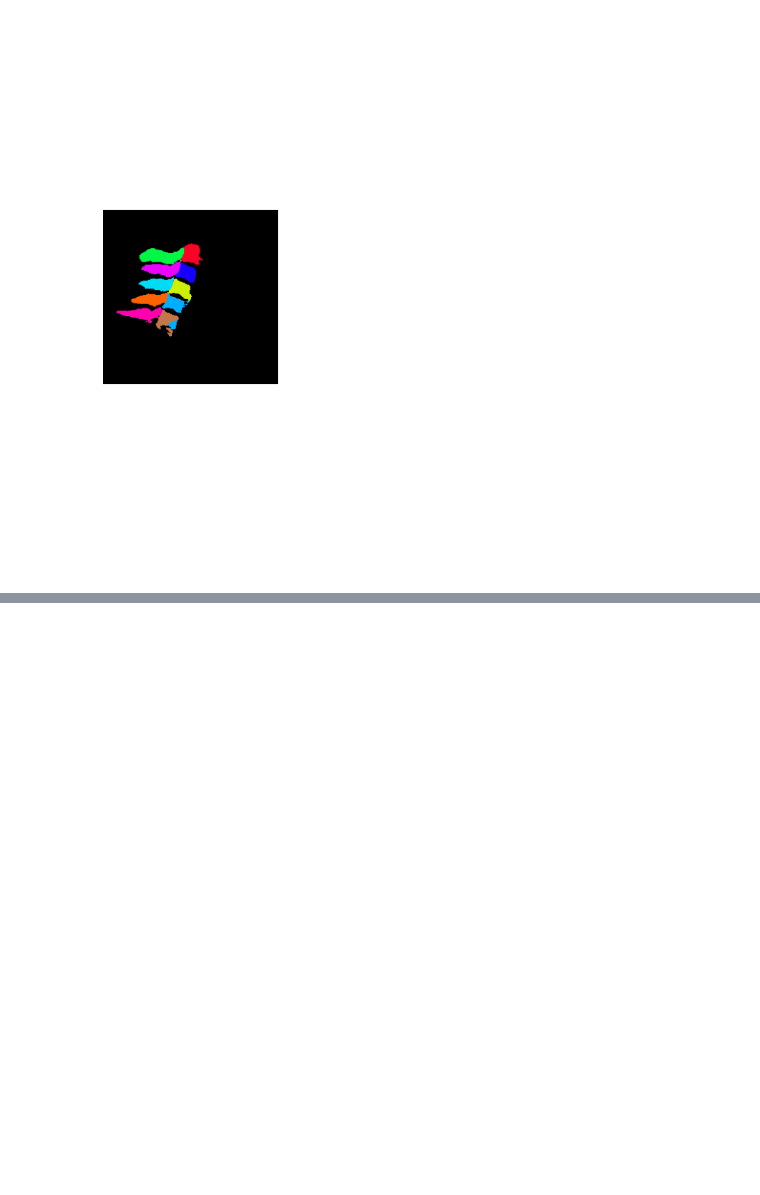
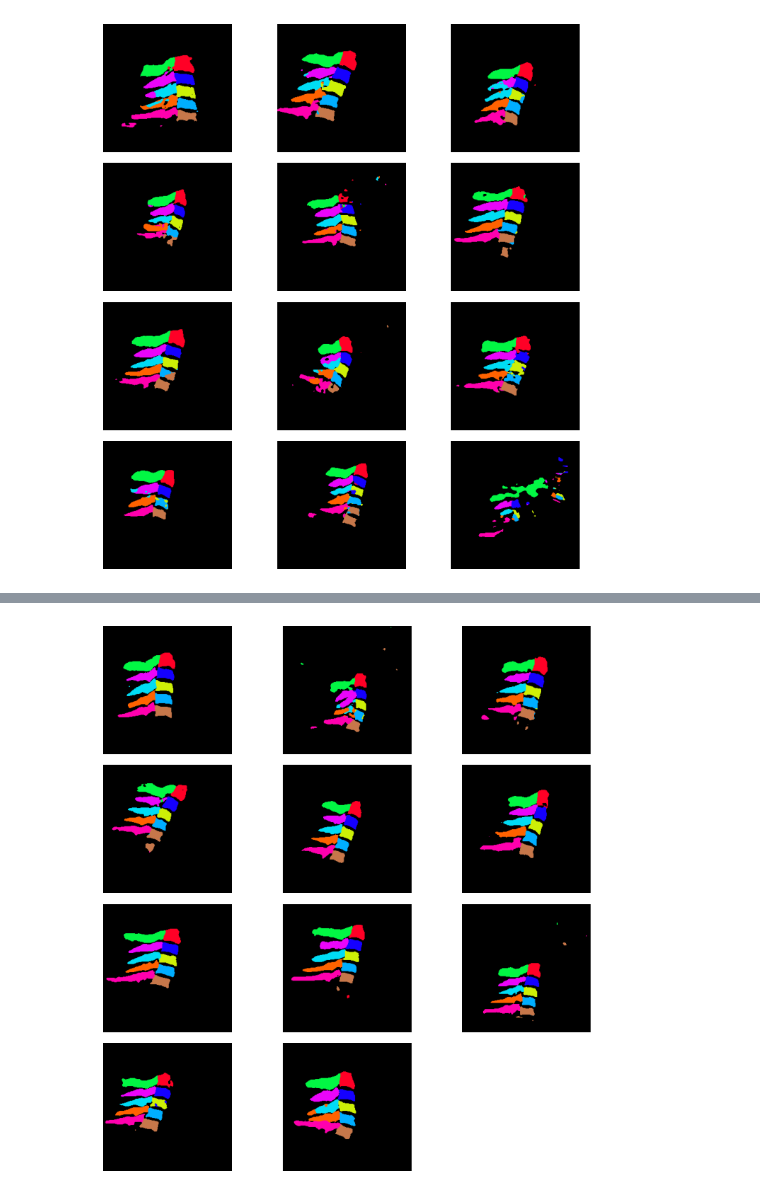
Before and after one commit to Eric-IIP/cervicalResearchIIP, a Jupyter notebook: crfEnhance.ipynb, the cells around one changed output, grey strips where cells are left out. Drawn from its saved outputs; the diff is of its cells as text; code cells hidden in the pictures; blank space fills up the shorter version.

Commit message:
Some experiments were conducted related to comparison between mcunet and mctransunet

```diff
--- a/crfEnhance.ipynb
+++ b/crfEnhance.ipynb
@@ -11,9 +11,9 @@ import pandas as pd
 
 GT_PROB = 0.7
 
-labeled_dir = str("/home/eric/Documents/cervicalResearchIIP/img_1006t/testLabel")
+labeled_dir = str("/home/eric/Documents/cervicalResearchIIP/img_1006t/labeled")
 
-result_test_path = "/home/eric/Documents/cervicalResearchIIP/result_test/abstractresult/thorough/unetconvmultip/20241029-Conv1x1-" + str(EXPERIMENT_NUMBER)
+result_test_path_general = "/home/eric/Documents/cervicalResearchIIP/result_test/unet&transunet_result/7/20241218-TransUnetIntegrationUnetMultiplev5/"
 
 
 
@@ -55,36 +55,41 @@ def plot_label_image(plot_output_img, path = 'None'):
           plot_img.append(image)
      plot_images(path, plot_img)
 # %%
+TEST = []
+images_label_gray_general = []
+crf_file_names_general = []
+for i in range(4):
+    result_test_path = result_test_path_general + "fold" + str(i+1)
+    images_label_gray_fold = []
+    crf_file_names_fold = []
+    print(result_test_path)
+    TEST.append([file for file in os.listdir(result_test_path) if file.endswith('.png')])
+    for filename in os.listdir(result_test_path):
+        # Check if the file is a PNG image
+        if filename.endswith('.png'):
+            if filename.startswith("N"):
+                # Construct the full file path
+                print(filename)
+                crf_file_names_fold.append(filename)
+                file_path = os.path.join(result_test_path, filename)
+                # Read the image using OpenCV
+                img = cv2.imread(file_path)
+                if img is not None:
+                    #images.append(img) color
+                    img_gray = cv2.cvtColor(img, cv2.COLOR_BGR2GRAY)
+                    images_label_gray_fold.append(img_gray)  # Append the grayscale image
+                else:
+                    print(f"Failed to read image: {file_path}")
 
-images_label_gray = []
-crf_file_names = []
-print(result_test_path)
+    # Now `images` contains all the loaded PNG images
+    print(f"Loaded {len(images_label_gray_fold)} images.")
 
-TEST = []
-TEST.append(os.listdir(result_test_path)[0][:3])
+    if images_label_gray_fold:
+        print(f"Shape of the first image: {images_label_gray_fold[0].shape}")  # This will show the dimensions of the image
+    print(np.unique(images_label_gray_fold))
+    plot_label_image(images_label_gray_fold)
+    images_label_gray_general.append(images_label_gray_fold)
+    crf_file_names_general.append(crf_file_names_fold)
+
 print(TEST)
-for filename in os.listdir(result_test_path):
-    # Check if the file is a PNG image
-    if filename.endswith('.png'):
-        if filename.startswith("oN3-1."):
-            # Construct the full file path
-            print(filename)
-            crf_file_names.append(filename)
-            file_path = os.path.join(result_test_path, filename)
-            # Read the image using OpenCV
-            img = cv2.imread(file_path)
-            if img is not None:
-                #images.append(img) color
-                img_gray = cv2.cvtColor(img, cv2.COLOR_BGR2GRAY)
-                images_label_gray.append(img_gray)  # Append the grayscale image
-            else:
-                print(f"Failed to read image: {file_path}")
-
-# Now `images` contains all the loaded PNG images
-print(f"Loaded {len(images_label_gray)} images.")
-
-if images_label_gray:
-    print(f"Shape of the first image: {images_label_gray[0].shape}")  # This will show the dimensions of the image
-print(np.unique(images_label_gray))
-plot_label_image(images_label_gray)
 # %% [output]
@@ -95,3 +110,3 @@ Loaded 1 images.
 Shape of the first image: (256, 256)
 [ 0  1  2  3  4  5  6  7  8  9 10]
-[figure, old version]
+[figure, new version]
@@ -97,0 +128 @@ Shape of the first image: (256, 256)
+[figure, added]
```
Also changed, not shown: parts of 5 cells of this notebook, 4 other files.
